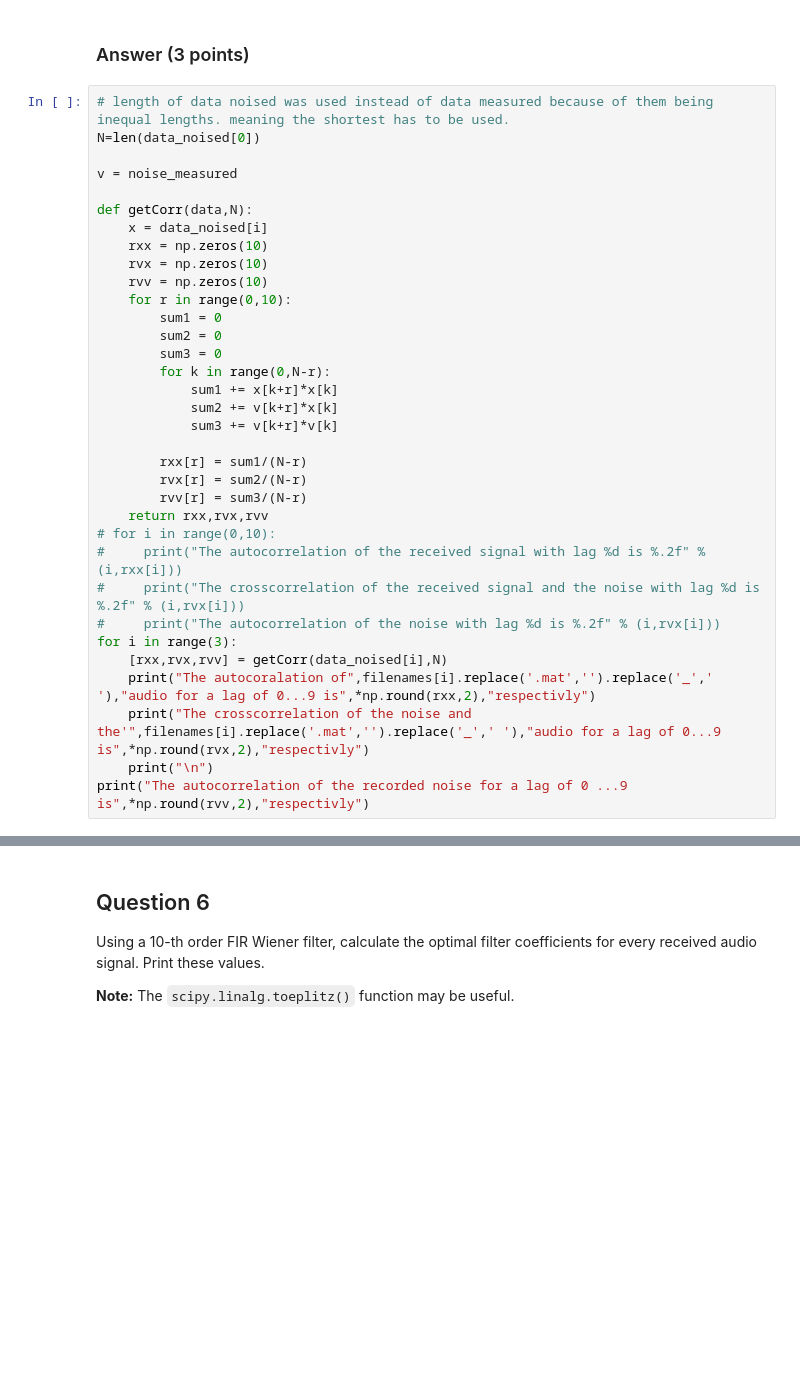
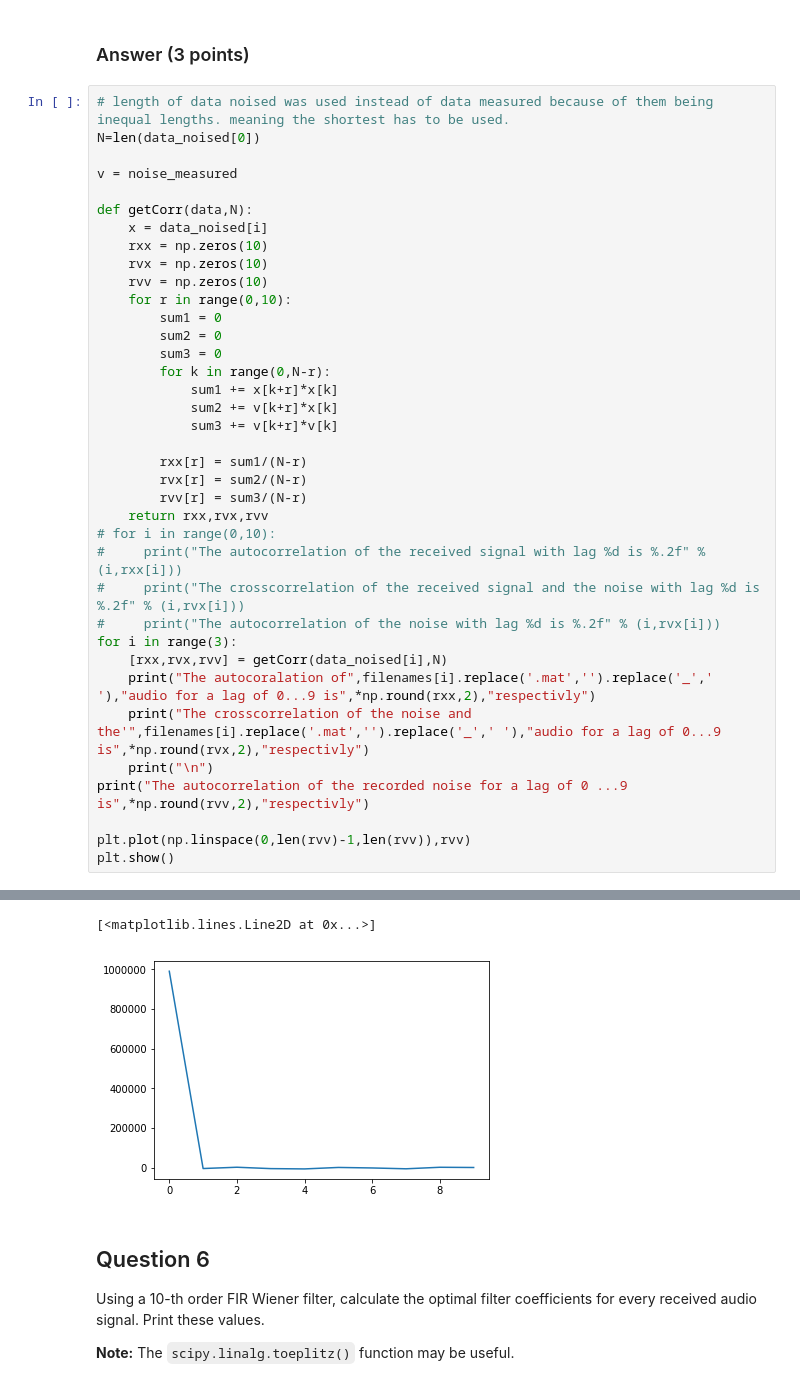
Before and after one commit to lphoogenboom/noisia, a Jupyter notebook: SC42150_PythonAssignment2_Denoising.ipynb, the cells around one changed output, grey strips where cells are left out. Drawn from its saved outputs; the diff is of its cells as text; blank space fills up the shorter version.

```diff
--- a/SC42150_PythonAssignment2_Denoising.ipynb
+++ b/SC42150_PythonAssignment2_Denoising.ipynb
@@ -227,33 +227,38 @@ def getCorr(data,N):
             sum3 += v[k+r]*v[k]
 
         rxx[r] = sum1/(N-r)
         rvx[r] = sum2/(N-r)
         rvv[r] = sum3/(N-r)
     return rxx,rvx,rvv
 # for i in range(0,10):
 #     print("The autocorrelation of the received signal with lag %d is %.2f" % (i,rxx[i]))
 #     print("The crosscorrelation of the received signal and the noise with lag %d is %.2f" % (i,rvx[i]))
 #     print("The autocorrelation of the noise with lag %d is %.2f" % (i,rvx[i]))
 for i in range(3):
     [rxx,rvx,rvv] = getCorr(data_noised[i],N)
     print("The autocoralation of",filenames[i].replace('.mat','').replace('_',' '),"audio for a lag of 0...9 is",*np.round(rxx,2),"respectivly")
     print("The crosscorrelation of the noise and the'",filenames[i].replace('.mat','').replace('_',' '),"audio for a lag of 0...9 is",*np.round(rvx,2),"respectivly")
     print("\n")
 print("The autocorrelation of the recorded noise for a lag of 0 ...9 is",*np.round(rvv,2),"respectivly")
+
+plt.plot(np.linspace(0,len(rvv)-1,len(rvv)),rvv)
+plt.show()
 # %% [output]
 The autocoralation of piano 5cm audio for a lag of 0...9 is 42539267.27 41425877.28 40271794.86 38773396.27 36800737.67 34672741.23 32451796.98 30227588.11 28041970.6 25931901.29 respectivly
 The crosscorrelation of the noise and the' piano 5cm audio for a lag of 0...9 is 7090.09 15491.56 10038.01 18809.95 23111.86 18752.98 21260.23 17097.59 22033.68 19393.8 respectivly
 
 
 The autocoralation of piano 100cm audio for a lag of 0...9 is 9299701.77 8653637.79 8355775.09 7993341.93 7594321.52 7171642.49 6755829.94 6336697.93 5921686.49 5534152.4 respectivly
 The crosscorrelation of the noise and the' piano 100cm audio for a lag of 0...9 is 2284.13 4668.93 7195.4 7526.43 9711.4 4763.17 1127.82 3622.65 6879.28 6164.27 respectivly
 
 
 The autocoralation of piano 200cm audio for a lag of 0...9 is 9521284.27 8875855.52 8576127.27 8204578.96 7800731.35 7365230.87 6927127.9 6489613.47 6063385.07 5653902.83 respectivly
 The crosscorrelation of the noise and the' piano 200cm audio for a lag of 0...9 is -1519.6 -667.8 2526.01 3522.08 3440.03 4671.52 380.82 5309.06 2687.75 400.53 respectivly
 
 
 The autocorrelation of the recorded noise for a lag of 0 ...9 is 990739.06 -3779.68 2752.56 -4204.1 -5717.5 1692.08 -893.22 -5093.13 2559.82 1444.94 respectivly
+[<matplotlib.lines.Line2D at 0x...>]
+[figure, added]
 # %% [markdown]
 ## Question 6
 
```
Also changed, not shown: parts of 3 cells of this notebook.
